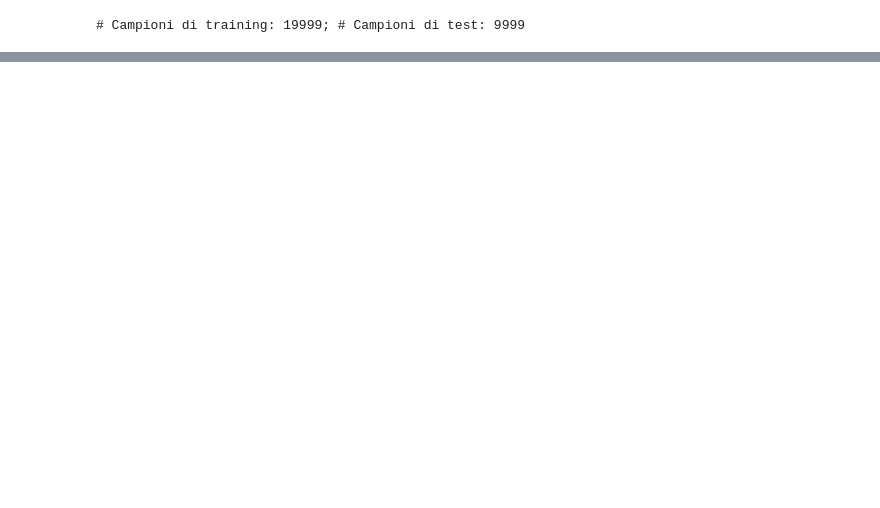
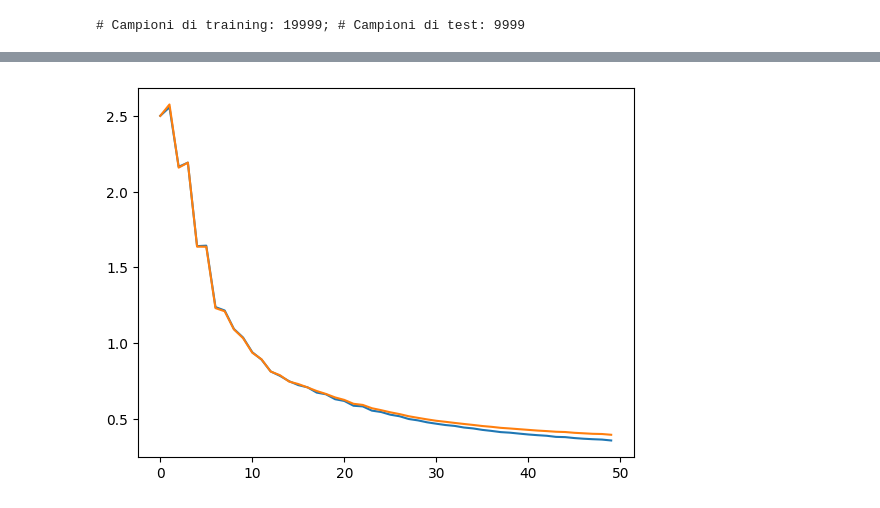
Before and after one commit to MarianoCaccavale/SimpleNeuralNetwork, a Jupyter notebook: Main.ipynb, the cells around one changed output, grey strips where cells are left out. Cells and saved outputs as stored; diff of their text form; code cells hidden in the pictures; blank space fills up the shorter version.

```diff
--- a/Main.ipynb
+++ b/Main.ipynb
@@ -37,10 +40,10 @@ rows, cols = test_data.shape
 val_data = test_data[0:2500]
 # test_data = test_data[2500:rows+1]
 
-# X_train = train_data[:, 1:train_data.shape[1]+1].T
-X_train = train_data[:100, 1:train_data.shape[1]+1].T
-# Y_train = train_data[:, 0]
-Y_train = train_data[:100, 0]
+X_train = train_data[:, 1:train_data.shape[1]+1].T
+# X_train = train_data[:1000, 1:train_data.shape[1]+1].T
+Y_train = train_data[:, 0]
+# Y_train = train_data[:1000, 0]
 Y_train = one_hot_encoding(Y_train)
 
 X_test = test_data[:, 1:test_data.shape[1]+1].T
@@ -60,4 +63,5 @@ input_layer = Layer(784, 256, SigmoidActivationFunction)
 output_layer = Layer(256, 10, SoftMaxActivationFunction)
 layers = [input_layer, output_layer]
 
-nn = FullConnectedNeuralNetworkBprop(layers, SumOfSquaredError, learning_rate = 0.01)
+nn = FullConnectedNeuralNetworkBprop(layers, CrossEntropy, learning_rate = 0.3)
+nn.train(X_train, Y_train, validation_set=X_test, validation_targets=Y_test, epochs=50)
@@ -64,3 +86,6 @@ nn = FullConnectedNeuralNetworkBprop(layers, SumOfSquaredError, learning_rate =
-# %%
-nn.train(X_train, Y_train, validation_set=X_test, validation_targets=Y_test, epochs=20, training_method=TrainingMethod.BATCH)
-print(f"Final accuracy = {nn.accuracy}")
+# %%
+plt.plot(nn.mean_train_error)
+plt.plot(nn.mean_val_error)
+plt.show()
+# %% [output]
+[figure, added]
```
Also changed, not shown: parts of 25 cells of this notebook.
